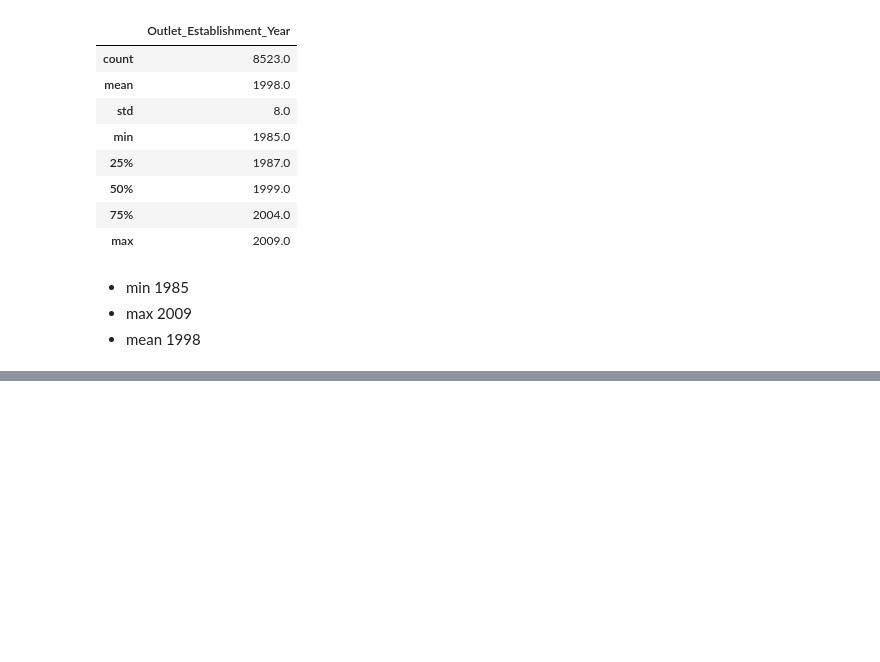
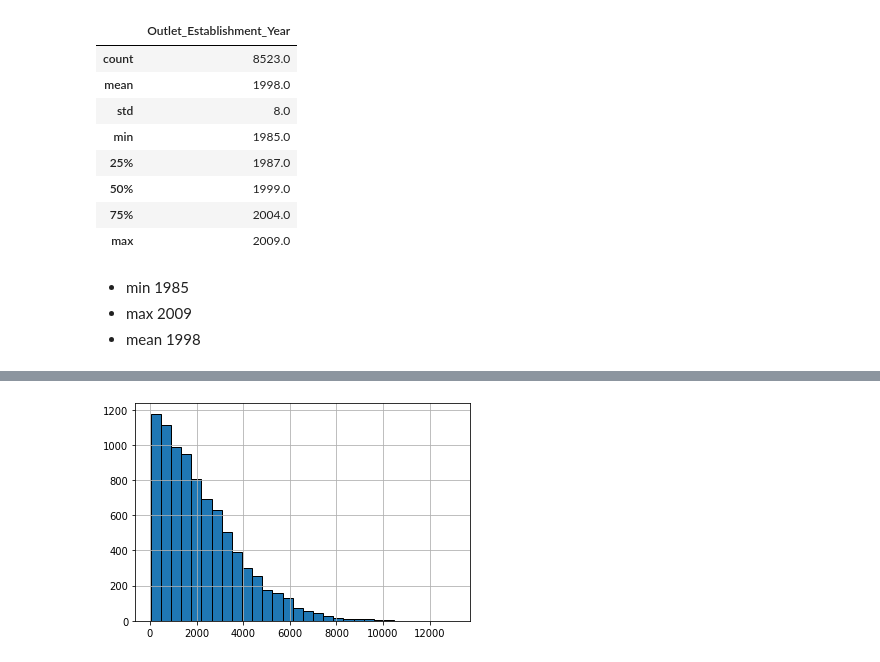
Before and after one commit to guylozius/sales-predictions, a Jupyter notebook: sales_predictions.ipynb, the cells around one changed output, grey strips where cells are left out. Saved outputs shown, nothing was run; the diff lists cells and outputs as text; code cells hidden in the pictures; blank space fills up the shorter version.

```diff
--- a/sales_predictions.ipynb
+++ b/sales_predictions.ipynb
@@ -348,0 +348,4 @@ df[['Outlet_Establishment_Year']].describe().round()
+# %%
+df['Item_Outlet_Sales'].hist(bins= 30, edgecolor='black');
+# %% [output]
+[figure, added]
```
Also changed, not shown: parts of 17 cells of this notebook.
